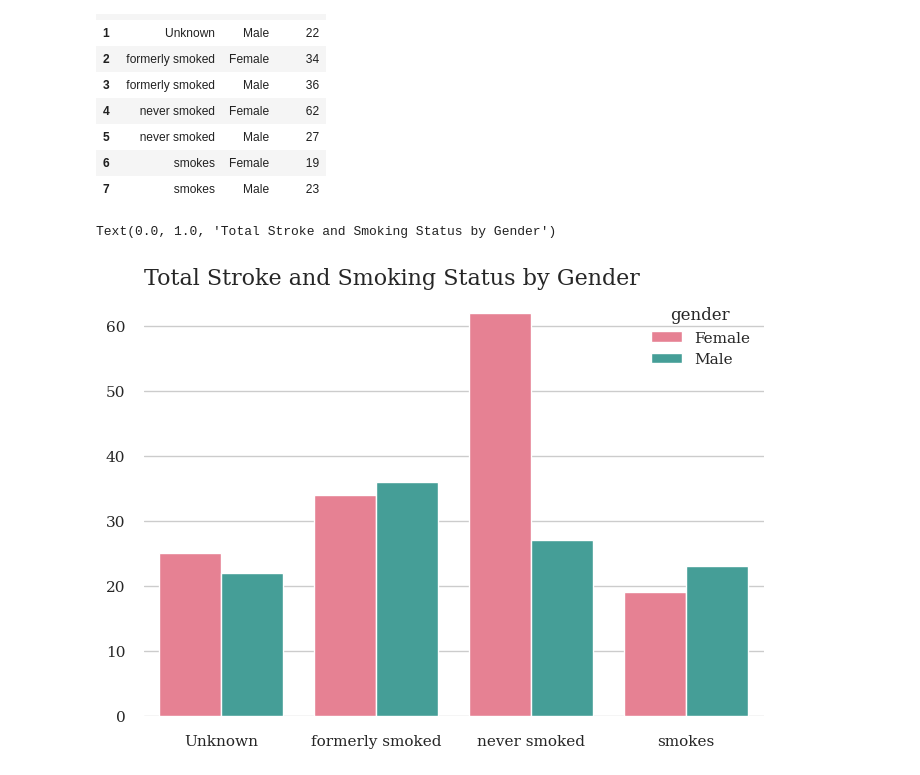
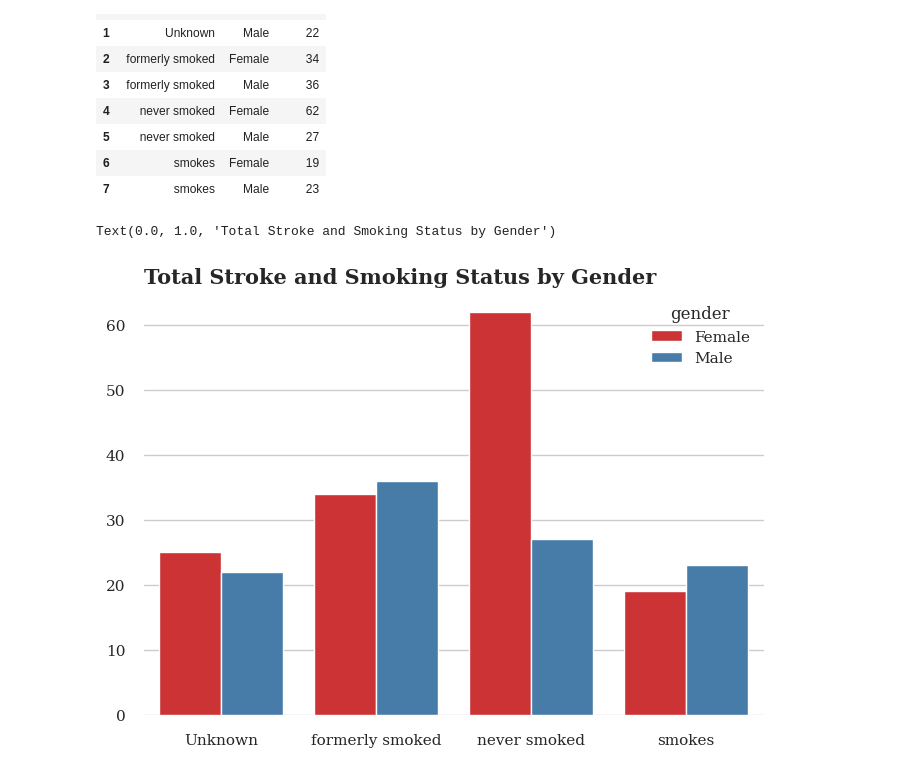
Before and after one commit to emirhansilsupur/brain-stroke-prediction, a Jupyter notebook: brain_stroke.ipynb, the cells around one changed output. Drawn from its saved outputs; the diff is of its cells as text; code cells hidden in the pictures.

```diff
--- a/brain_stroke.ipynb
+++ b/brain_stroke.ipynb
@@ -521,15 +527,15 @@ dg_2 = eda_data.groupby(["smoking_status","gender"])["stroke"].sum().reset_index
 | 7 | smokes | Male | 23 |
 # %%
 sns.set_style("whitegrid", {"font.family":"serif", "font.serif":"Times New Roman"})
-ax=sns.barplot(x="smoking_status",y="stroke",hue="gender",data=dg_2,palette="husl")
+ax=sns.barplot(x="smoking_status",y="stroke",hue="gender",data=dg_2,palette="Set1")
 
 sns.despine(bottom = True, left = True)
 
 ax.set(ylabel=None)
 ax.set(xlabel=None)
-ax.set_title("Total Stroke and Smoking Status by Gender",loc="left",fontsize=16)
+ax.set_title("Total Stroke and Smoking Status by Gender",loc="left",fontsize=16,fontweight="bold")
 # %% [output]
 Text(0.0, 1.0, 'Total Stroke and Smoking Status by Gender')
-[figure, old version]
+[figure, new version]
 # %%
 dg_3 = eda_data.groupby(["work_type","gender"])["stroke"].sum().reset_index()
```
Also changed, not shown: parts of 8 cells of this notebook.
